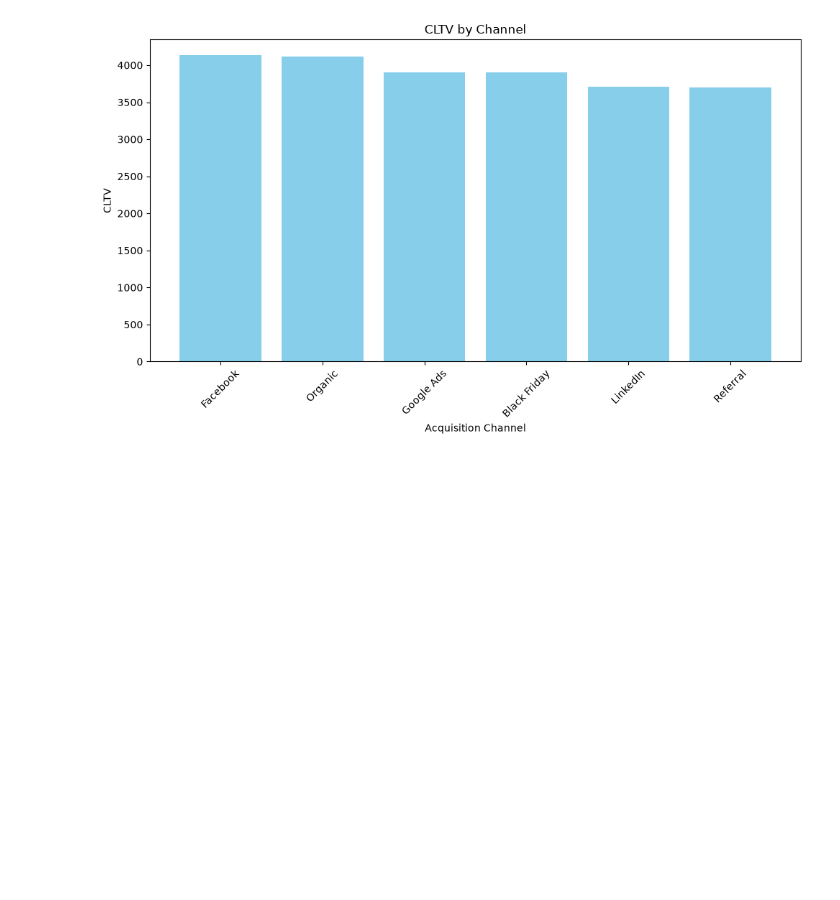
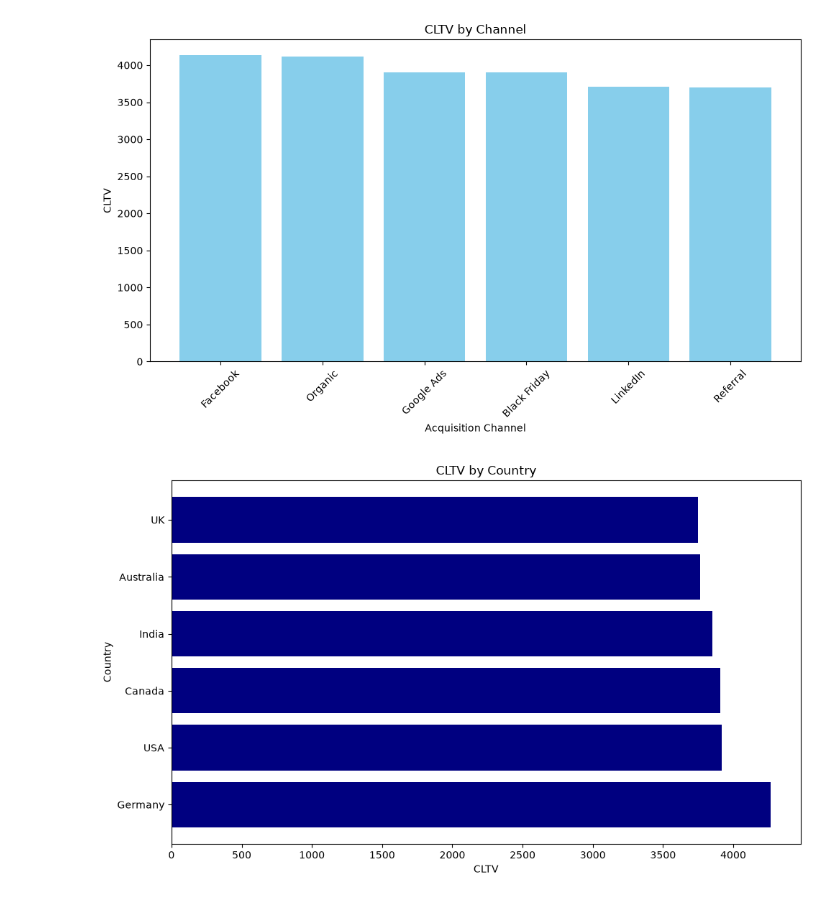
Before and after one commit to syedaswan03/e-commerce_cohort_retention, a Jupyter notebook: Week 4/Week4.ipynb, the cells around one changed output. Saved outputs shown, nothing was run; the diff lists cells and outputs as text; code cells hidden in the pictures; blank space fills up the shorter version.

```diff
--- a/Week 4/Week4.ipynb
+++ b/Week 4/Week4.ipynb
@@ -62,3 +63,13 @@ plt.tight_layout()
 plt.show()
 # %% [output]
 [figure]
+# %%
+plt.figure(figsize=(10,6))
+plt.barh(country_Segment["Country"], country_Segment["CLTV"], color='navy')
+plt.title("CLTV by Country")
+plt.xlabel("CLTV")
+plt.ylabel("Country")
+plt.tight_layout()
+plt.show()
+# %% [output]
+[figure, added]
```
Also changed, not shown: parts of 9 cells of this notebook, 4 other files.
